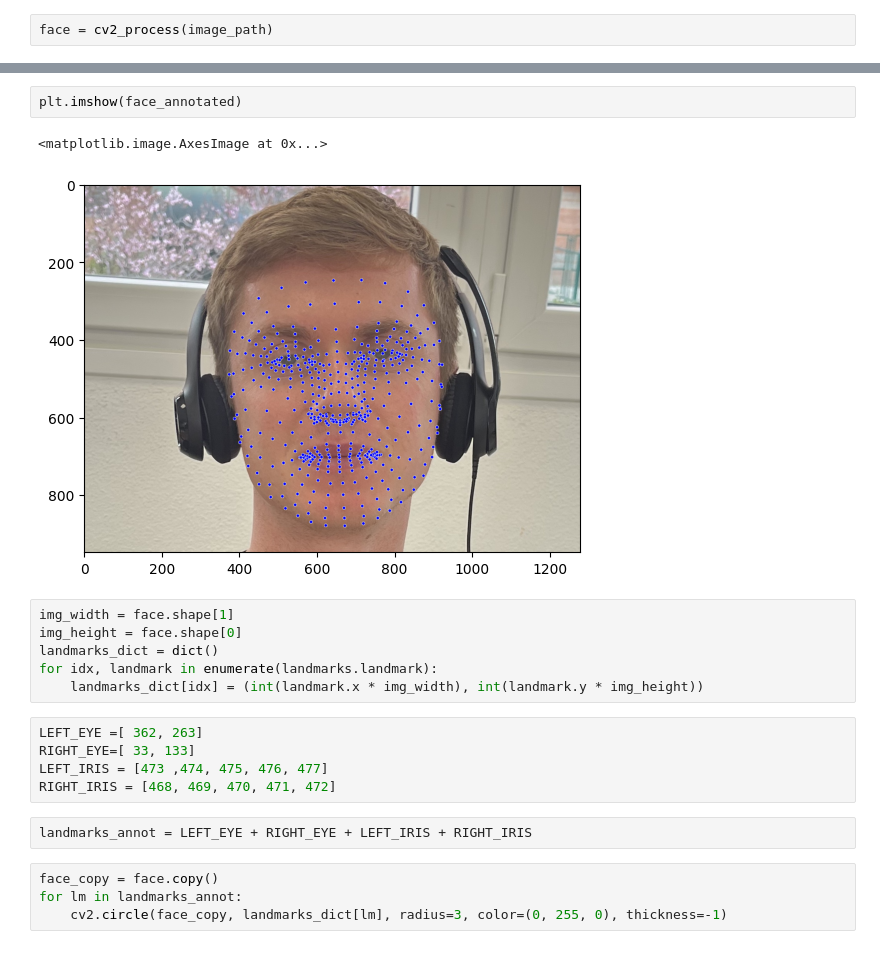
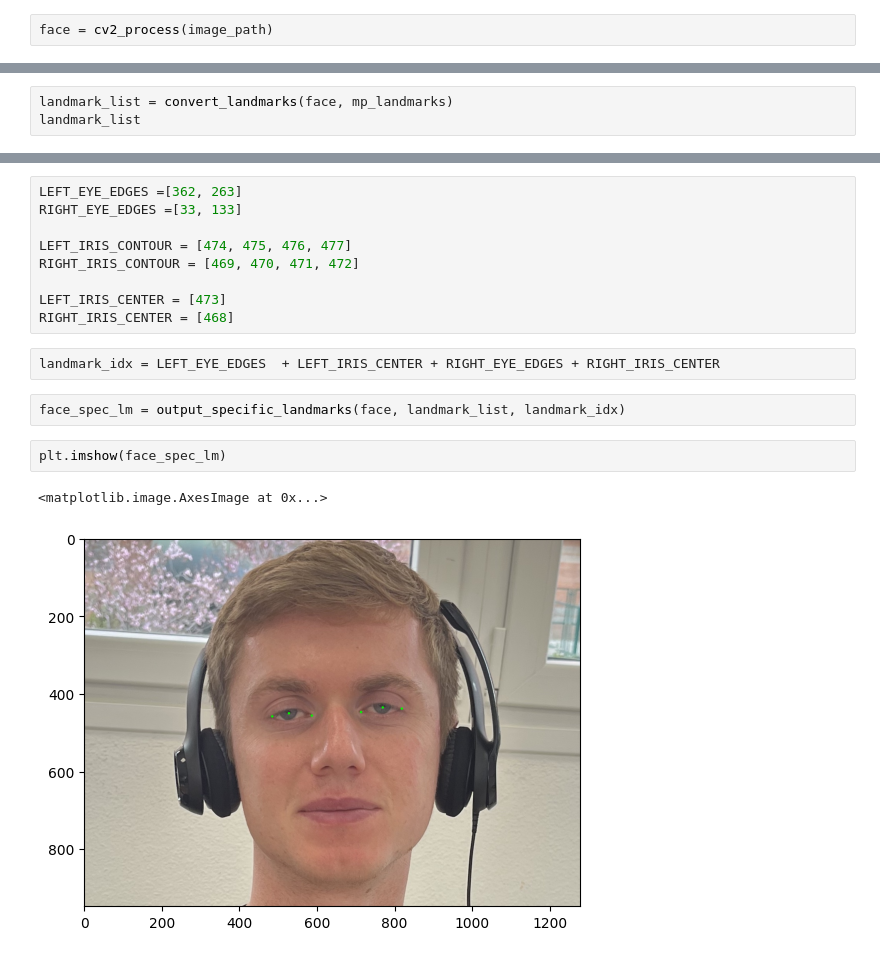
Before and after one commit to aminelah0/attention-meter, a Jupyter notebook: notebooks/iris_tests.ipynb, the cells around one changed output, grey strips where cells are left out. Saved outputs shown, nothing was run; the diff lists cells and outputs as text.

Commit message:
Methods to convert landmarks to coord list + annotate landmarks on face ready to use

```diff
--- a/notebooks/iris_tests.ipynb
+++ b/notebooks/iris_tests.ipynb
@@ -25,0 +32,3 @@ face_annotated = output_face_landmarks(face, landmarks)
+# %%
+landmark_list = convert_landmarks(face, mp_landmarks)
+landmark_list
@@ -26,22 +53,18 @@ face_annotated = output_face_landmarks(face, landmarks)
+# %%
+LEFT_EYE_EDGES =[362, 263]
+RIGHT_EYE_EDGES =[33, 133]
+
+LEFT_IRIS_CONTOUR = [474, 475, 476, 477]
+RIGHT_IRIS_CONTOUR = [469, 470, 471, 472]
+
+LEFT_IRIS_CENTER = [473]
+RIGHT_IRIS_CENTER = [468]
+# %%
+landmark_idx = LEFT_EYE_EDGES  + LEFT_IRIS_CENTER + RIGHT_EYE_EDGES + RIGHT_IRIS_CENTER
+# %%
+face_spec_lm = output_specific_landmarks(face, landmark_list, landmark_idx)
 # %%
-plt.imshow(face_annotated)
+plt.imshow(face_spec_lm)
 # %% [output]
 <matplotlib.image.AxesImage at 0x...>
-[figure, old version]
+[figure, new version]
-# %%
-img_width = face.shape[1]
-img_height = face.shape[0]
-landmarks_dict = dict()
-for idx, landmark in enumerate(landmarks.landmark):
-    landmarks_dict[idx] = (int(landmark.x * img_width), int(landmark.y * img_height))
-# %%
-LEFT_EYE =[ 362, 263]
-RIGHT_EYE=[ 33, 133]
-LEFT_IRIS = [473 ,474, 475, 476, 477]
-RIGHT_IRIS = [468, 469, 470, 471, 472]
-# %%
-landmarks_annot = LEFT_EYE + RIGHT_EYE + LEFT_IRIS + RIGHT_IRIS
-# %%
-face_copy = face.copy()
-for lm in landmarks_annot:
-    cv2.circle(face_copy, landmarks_dict[lm], radius=3, color=(0, 255, 0), thickness=-1)
```
Also changed, not shown: parts of 5 cells of this notebook, 4 other files.
